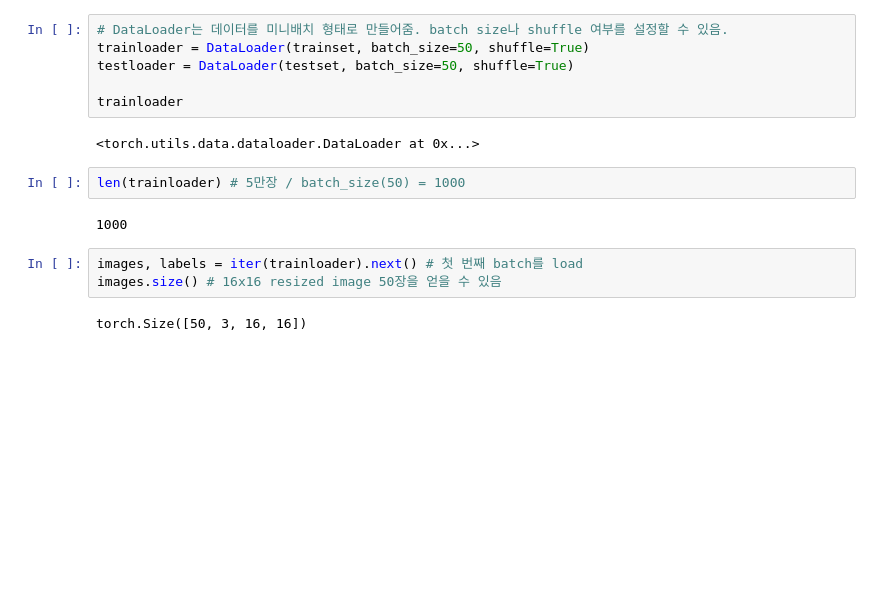
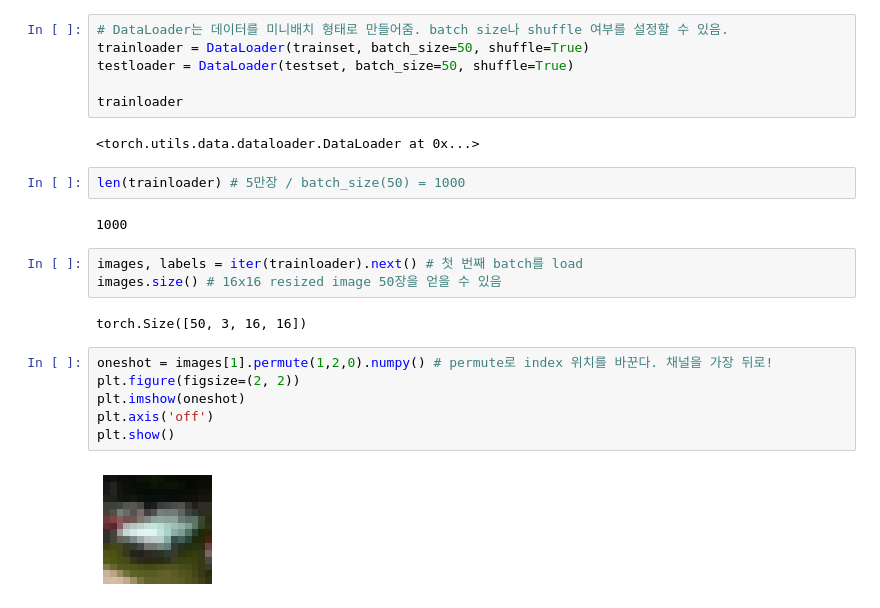
Before and after one commit to g0pher98/pytorch-study, a Jupyter notebook: chap4_pytorch_basic.ipynb, the cells around one changed output. Saved outputs shown, nothing was run; the diff lists cells and outputs as text; blank space fills up the shorter version.

```diff
--- a/chap4_pytorch_basic.ipynb
+++ b/chap4_pytorch_basic.ipynb
@@ -308,3 +308,11 @@ images, labels = iter(trainloader).next() # 첫 번째 batch를 load
 images.size() # 16x16 resized image 50장을 얻을 수 있음
 # %% [output]
 torch.Size([50, 3, 16, 16])
+# %%
+oneshot = images[1].permute(1,2,0).numpy() # permute로 index 위치를 바꾼다. 채널을 가장 뒤로!
+plt.figure(figsize=(2, 2))
+plt.imshow(oneshot)
+plt.axis('off')
+plt.show()
+# %% [output]
+[figure, added]
```
Also changed, not shown: parts of 5 cells of this notebook.
